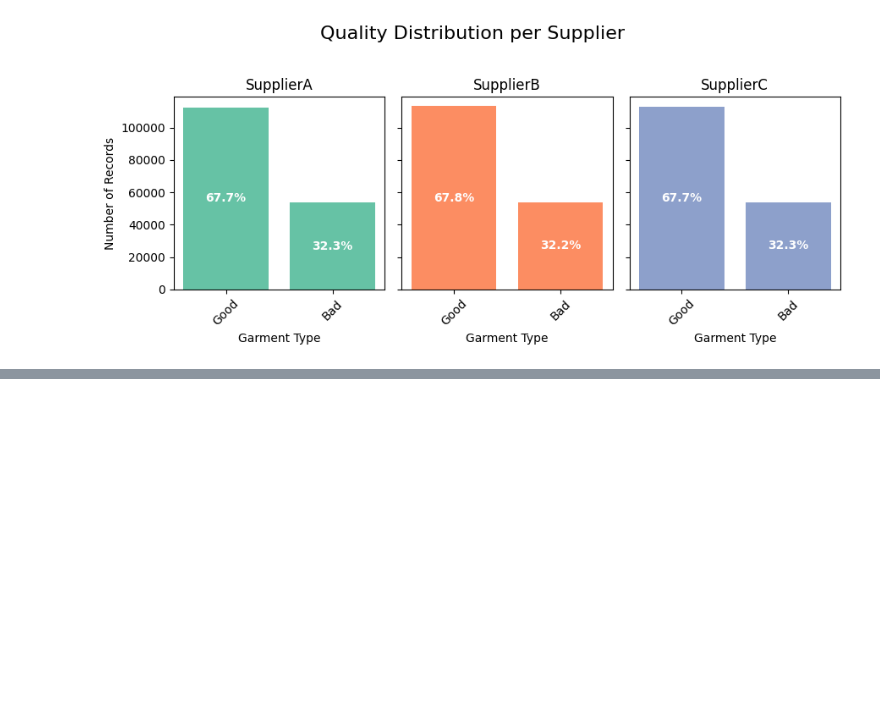
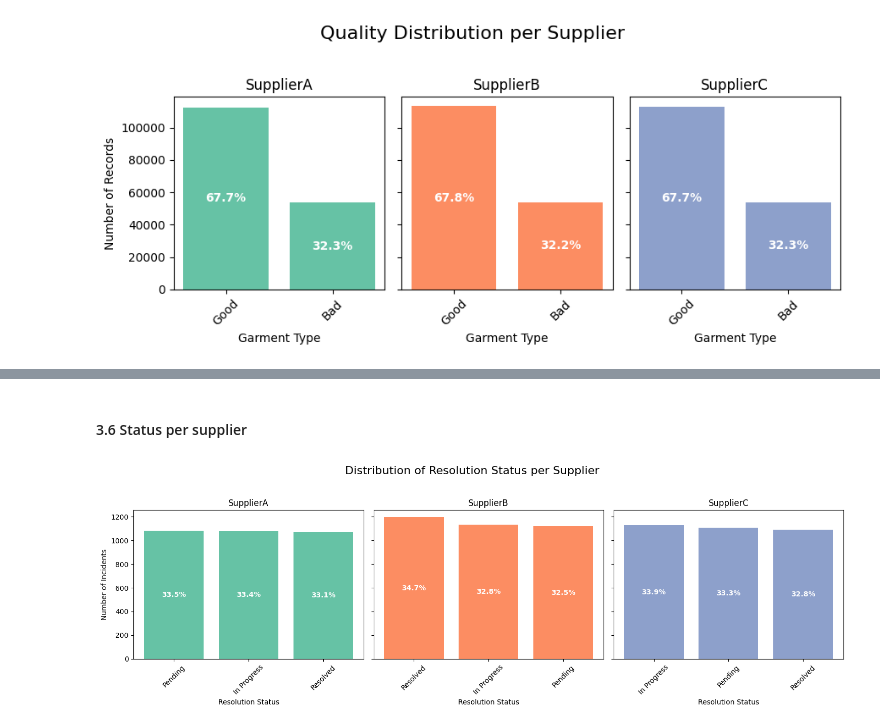
Before and after one commit to uligt/capstone, a Jupyter notebook: notebooks/3. Data analysis.ipynb, the cells around one changed output, grey strips where cells are left out. Saved outputs shown, nothing was run; the diff lists cells and outputs as text; code cells hidden in the pictures; blank space fills up the shorter version.

```diff
--- a/notebooks/3. Data analysis.ipynb
+++ b/notebooks/3. Data analysis.ipynb
@@ -366,0 +517,47 @@ plt.show()
+# %% [markdown]
+#### 3.6 Status per supplier
+# %%
+# Group by Supplier + ResolutionStatus and count
+df_resolution = df_historical_incidents.group_by(["SupplierName", "ResolutionStatus"]).agg([
+    pl.len().alias("NumRecords")
+]).to_pandas()
+
+# Calculate total per supplier
+total_by_supplier = df_resolution.groupby("SupplierName")["NumRecords"].sum().to_dict()
+df_resolution["Percentage"] = df_resolution.apply(
+    lambda row: row["NumRecords"] / total_by_supplier[row["SupplierName"]] * 100, axis=1
+)
+
+# Set up subplots
+suppliers = sorted(df_resolution["SupplierName"].unique())
+num_suppliers = len(suppliers)
+
+fig, axes = plt.subplots(1, num_suppliers, figsize=(5 * num_suppliers, 5), sharey=True)
+
+colors = plt.cm.Set2.colors
+color_map = {supplier: colors[i] for i, supplier in enumerate(suppliers)}
+
+# Plot per supplier
+for i, supplier in enumerate(suppliers):
+    ax = axes[i] if num_suppliers > 1 else axes
+    data = df_resolution[df_resolution["SupplierName"] == supplier].sort_values("NumRecords", ascending=False)
+
+    bars = ax.bar(data["ResolutionStatus"], data["NumRecords"], color=color_map[supplier])
+    ax.set_title(supplier)
+    ax.set_xlabel("Resolution Status")
+    if i == 0:
+        ax.set_ylabel("Number of Incidents")
+    ax.tick_params(axis='x', rotation=45)
+
+    # Add percentage labels inside bars
+    for bar, pct in zip(bars, data["Percentage"]):
+        height = bar.get_height()
+        ax.text(bar.get_x() + bar.get_width() / 2, height * 0.5, f"{pct:.1f}%",
+                ha='center', va='center', color='white', fontsize=10, fontweight='bold')
+
+# Final formatting
+plt.suptitle("Distribution of Resolution Status per Supplier", fontsize=16)
+plt.tight_layout(rect=[0, 0, 1, 0.95])
+plt.show()
+# %% [output]
+[figure, added]
```
Also changed, not shown: parts of 13 cells of this notebook, 1 other file.
